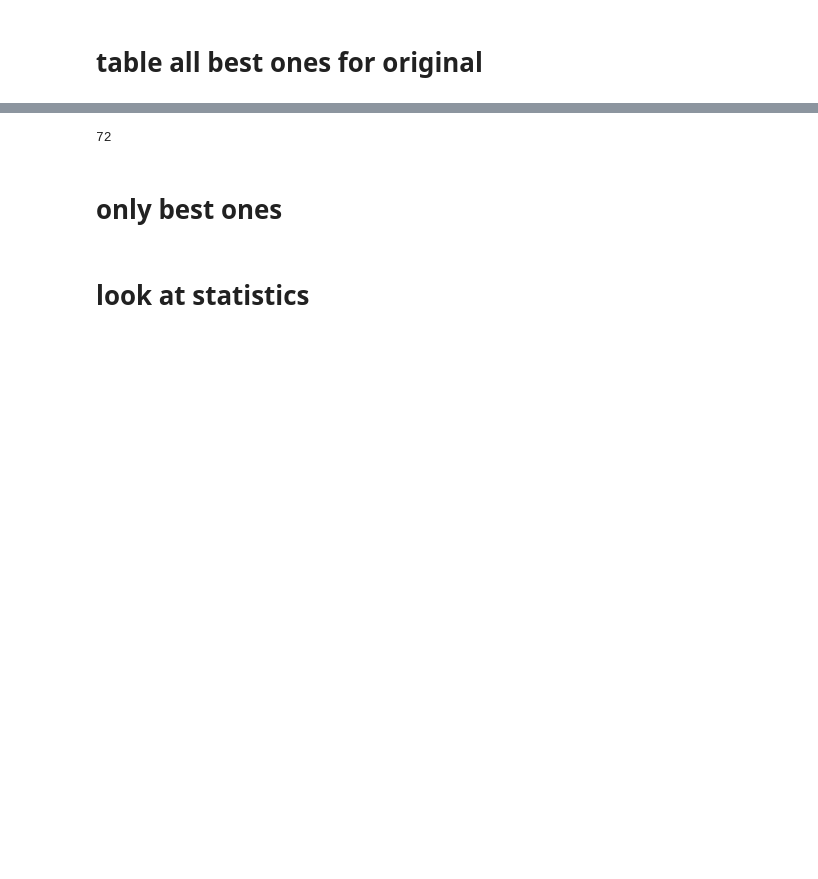
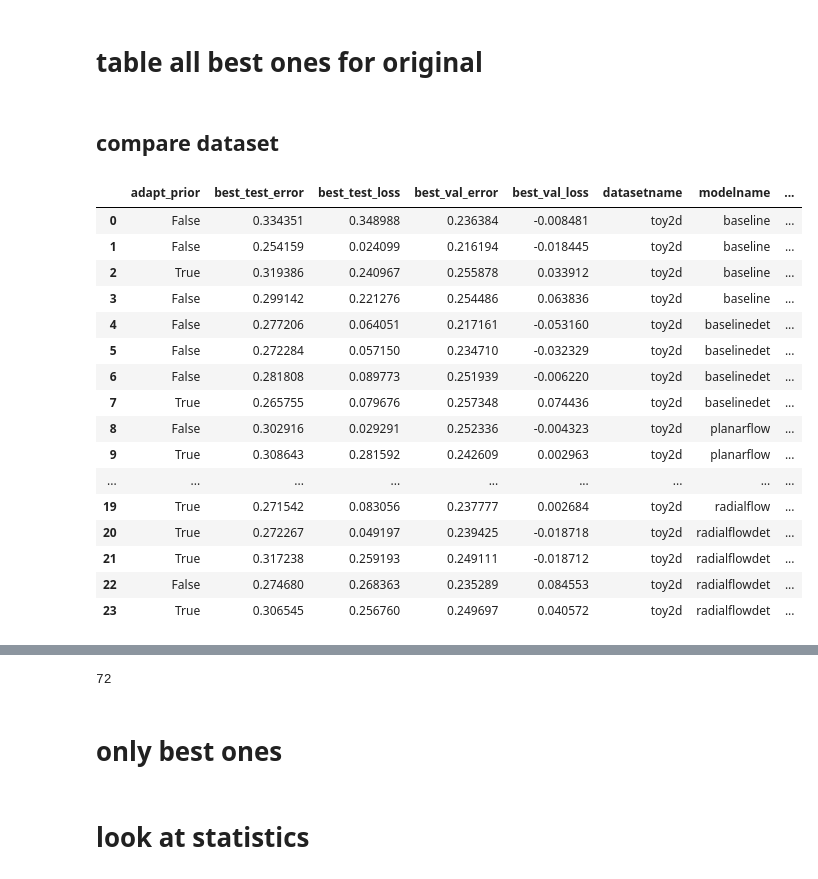
Before and after one commit to schlichtanders/theano_models, a Jupyter notebook: experiments/experiment2/csv generation.ipynb, the cells around one changed output, grey strips where cells are left out. Drawn from its saved outputs; the diff is of its cells as text; code cells hidden in the pictures; blank space fills up the shorter version.

```diff
--- a/experiments/experiment2/csv generation.ipynb
+++ b/experiments/experiment2/csv generation.ipynb
@@ -56,3 +58,25 @@ pandas_dict = eva.to_pandas_dict(best_hypers, keys=(
 
 df = pd.DataFrame(pandas_dict)
 # df.to_csv("rerunold_almost_all_error.csv")
+# %% [markdown]
+## compare dataset
+# %%
+df_toy_new
+# %% [output]
+|  | adapt_prior | best_test_error | best_test_loss | best_val_error | best_val_loss | datasetname | modelname | ... |
+| 0 | False | 0.334351 | 0.348988 | 0.236384 | -0.008481 | toy2d | baseline | ... |
+| 1 | False | 0.254159 | 0.024099 | 0.216194 | -0.018445 | toy2d | baseline | ... |
+| 2 | True | 0.319386 | 0.240967 | 0.255878 | 0.033912 | toy2d | baseline | ... |
+| 3 | False | 0.299142 | 0.221276 | 0.254486 | 0.063836 | toy2d | baseline | ... |
+| 4 | False | 0.277206 | 0.064051 | 0.217161 | -0.053160 | toy2d | baselinedet | ... |
+| 5 | False | 0.272284 | 0.057150 | 0.234710 | -0.032329 | toy2d | baselinedet | ... |
+| 6 | False | 0.281808 | 0.089773 | 0.251939 | -0.006220 | toy2d | baselinedet | ... |
+| 7 | True | 0.265755 | 0.079676 | 0.257348 | 0.074436 | toy2d | baselinedet | ... |
+| 8 | False | 0.302916 | 0.029291 | 0.252336 | -0.004323 | toy2d | planarflow | ... |
+| 9 | True | 0.308643 | 0.281592 | 0.242609 | 0.002963 | toy2d | planarflow | ... |
+| ... | ... | ... | ... | ... | ... | ... | ... | ... |
+| 19 | True | 0.271542 | 0.083056 | 0.237777 | 0.002684 | toy2d | radialflow | ... |
+| 20 | True | 0.272267 | 0.049197 | 0.239425 | -0.018718 | toy2d | radialflowdet | ... |
+| 21 | True | 0.317238 | 0.259193 | 0.249111 | -0.018712 | toy2d | radialflowdet | ... |
+| 22 | False | 0.274680 | 0.268363 | 0.235289 | 0.084553 | toy2d | radialflowdet | ... |
+| 23 | True | 0.306545 | 0.256760 | 0.249697 | 0.040572 | toy2d | radialflowdet | ... |
```
Also changed, not shown: parts of 14 cells of this notebook, 2 other files.
